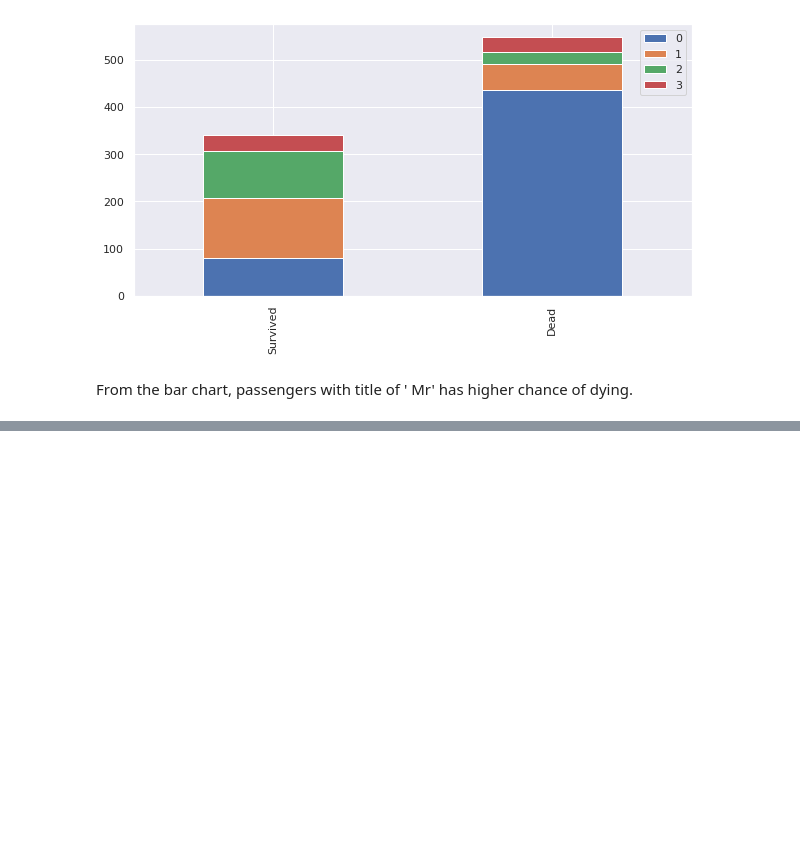
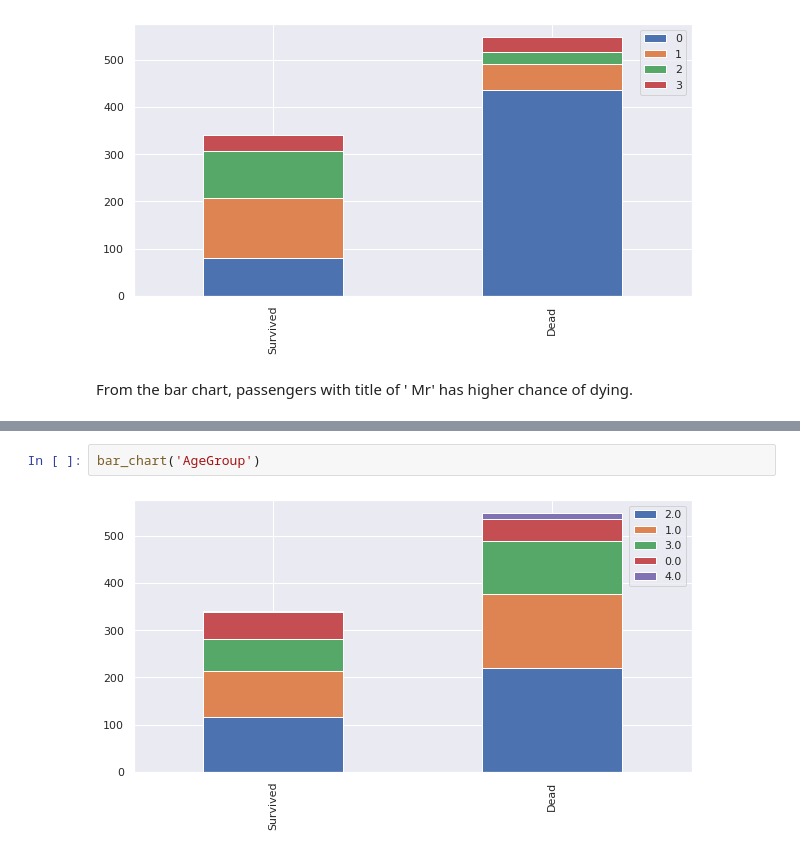
Before and after one commit to ikikika/data_science, a Jupyter notebook: titanic-kaggle/titanic_kaggle.ipynb, the cells around one changed output, grey strips where cells are left out. Saved outputs shown, nothing was run; the diff lists cells and outputs as text; blank space fills up the shorter version.

```diff
--- a/titanic-kaggle/titanic_kaggle.ipynb
+++ b/titanic-kaggle/titanic_kaggle.ipynb
@@ -217,0 +304,4 @@ From the bar chart, passengers with title of ' Mr' has higher chance of dying.
+# %%
+bar_chart('AgeGroup')
+# %% [output]
+[figure, added]
```
Also changed, not shown: parts of 33 cells of this notebook.
